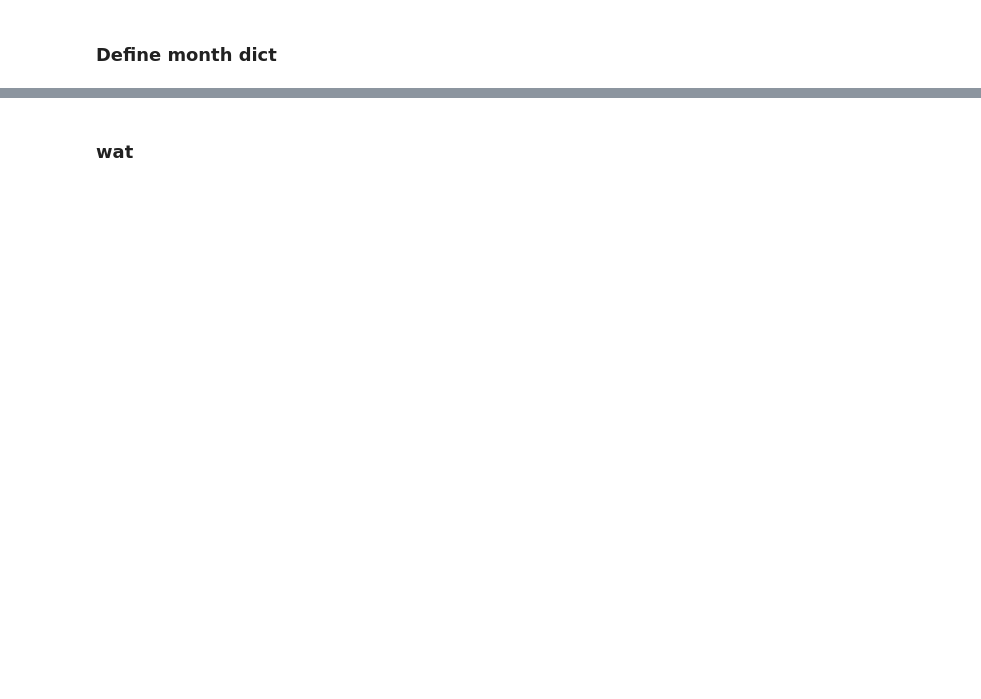
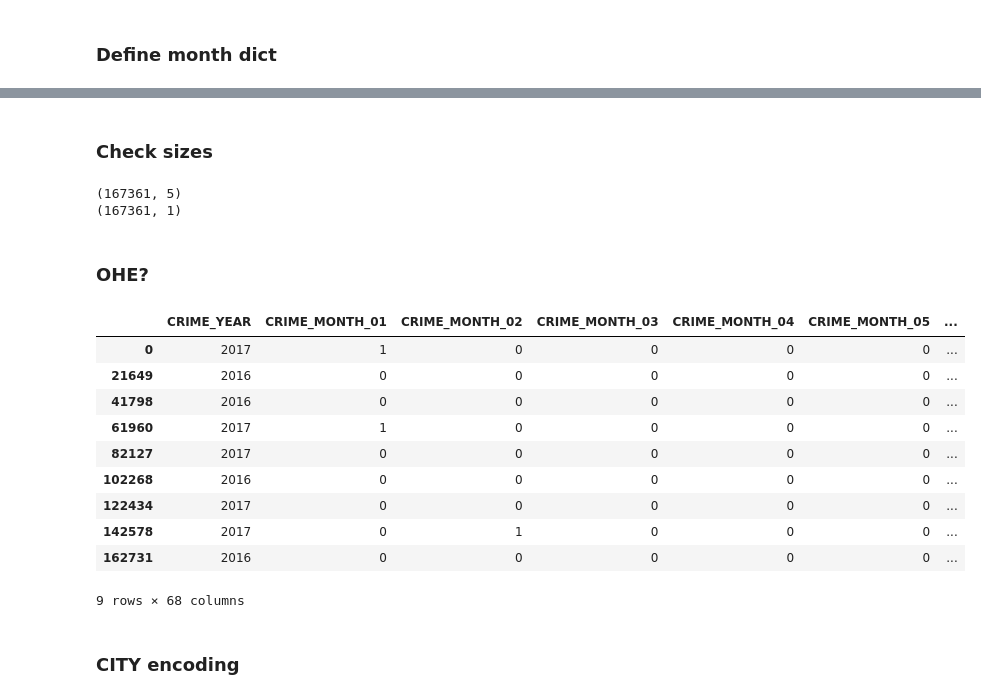
Before and after one commit to dannypadilla/la-sheriff-crimes, a Jupyter notebook: sheriff-crime-data.ipynb, the cells around one changed output, grey strips where cells are left out. Drawn from its saved outputs; the diff is of its cells as text; code cells hidden in the pictures; blank space fills up the shorter version.

```diff
--- a/sheriff-crime-data.ipynb
+++ b/sheriff-crime-data.ipynb
@@ -244,0 +161,15 @@ X_crime_feature_cols_mod = ['CRIME_DATE', 'CRIME_YEAR', 'CRIME_CATEGORY_NUMBER',
+# %%
+#First we are just getting the date of the crime here
+
+X_prep_df['DATE'] = X_prep_df.CRIME_DATE.str.split('\s+').str[0]
+X_prep_df['CRIME_MONTH'] = X_prep_df['DATE'].str.split("/").str[0]
+X_prep_df['CRIME_DAY'] = X_prep_df['DATE'].str.split("/").str[1]
+
+print(X_prep_df['DATE'].head())
+print(X_prep_df['DATE'].shape, "\n")
+
+print(X_prep_df['CRIME_MONTH'].head())
+print(X_prep_df['CRIME_MONTH'].shape, "\n")
+
+print(X_prep_df['CRIME_DAY'].head())
+print(X_prep_df['CRIME_DAY'].shape)
@@ -244,0 +196,5 @@ X_crime_feature_cols_mod = ['CRIME_DATE', 'CRIME_YEAR', 'CRIME_CATEGORY_NUMBER',
+# %%
+#Now we can get the time of the crime and convert it to 24 hour time
+X_prep_df['TIME24'] = pd.to_datetime(X_sheriff_df['CRIME_DATE'], format='%m/%d/%Y %I:%M:%S %p').dt.time.astype(str)
+
+X_prep_df['TIME24'].head()
@@ -244,0 +210,6 @@ X_crime_feature_cols_mod = ['CRIME_DATE', 'CRIME_YEAR', 'CRIME_CATEGORY_NUMBER',
+# %%
+X_prep_df['CRIME_HOUR'] = X_prep_df['TIME24'].str.split(":").str[0]
+X_prep_df['CRIME_MINUTE'] = X_prep_df['TIME24'].str.split(":").str[1]
+
+print(X_prep_df['TIME24'].head(), "\n")
+print(X_prep_df['CRIME_HOUR'].head(), "\n")
@@ -244,0 +247,8 @@ X_crime_feature_cols_mod = ['CRIME_DATE', 'CRIME_YEAR', 'CRIME_CATEGORY_NUMBER',
+# %%
+new_features = ['CRIME_MONTH', 'CRIME_DAY', 'CRIME_YEAR',
+                'CRIME_HOUR',
+                'CITY']
+# leaving out 'CRIME_MINUTE' since it's range is only between 0 - 12... idk why
+
+X = X_prep_df[new_features]
+y = y_sheriff_df[label_col] # same label from the beginning: CRIME_CATEGORY_NUMBER
@@ -245,2 +266,10 @@ X_crime_feature_cols_mod = ['CRIME_DATE', 'CRIME_YEAR', 'CRIME_CATEGORY_NUMBER',
+# %% [markdown]
+### Check sizes
+# %%
+print(X.shape)
+print(y.shape)
+# %% [output]
+(167361, 5)
+(167361, 1)
 # %% [markdown]
-### wat
+### OHE?
@@ -258,0 +276,18 @@ upper_feat = ['CRIME_DATE', 'CRIME_YEAR', 'CRIME_CATEGORY_NUMBER',
+# %%
+features_to_ohe = ['CRIME_MONTH', 'CRIME_DAY', 'CRIME_YEAR', 'CRIME_HOUR']
+X_ohe_df = pd.get_dummies(X[features_to_ohe])
+X_ohe_df[::20000]
+# %% [output]
+|  | CRIME_YEAR | CRIME_MONTH_01 | CRIME_MONTH_02 | CRIME_MONTH_03 | CRIME_MONTH_04 | CRIME_MONTH_05 | ... |
+| 0 | 2017 | 1 | 0 | 0 | 0 | 0 | ... |
+| 21649 | 2016 | 0 | 0 | 0 | 0 | 0 | ... |
+| 41798 | 2016 | 0 | 0 | 0 | 0 | 0 | ... |
+| 61960 | 2017 | 1 | 0 | 0 | 0 | 0 | ... |
+| 82127 | 2017 | 0 | 0 | 0 | 0 | 0 | ... |
+| 102268 | 2016 | 0 | 0 | 0 | 0 | 0 | ... |
+| 122434 | 2017 | 0 | 0 | 0 | 0 | 0 | ... |
+| 142578 | 2017 | 0 | 1 | 0 | 0 | 0 | ... |
+| 162731 | 2016 | 0 | 0 | 0 | 0 | 0 | ... |
+9 rows × 68 columns
+# %% [markdown]
+### CITY encoding
```
Also changed, not shown: parts of 38 cells of this notebook.
